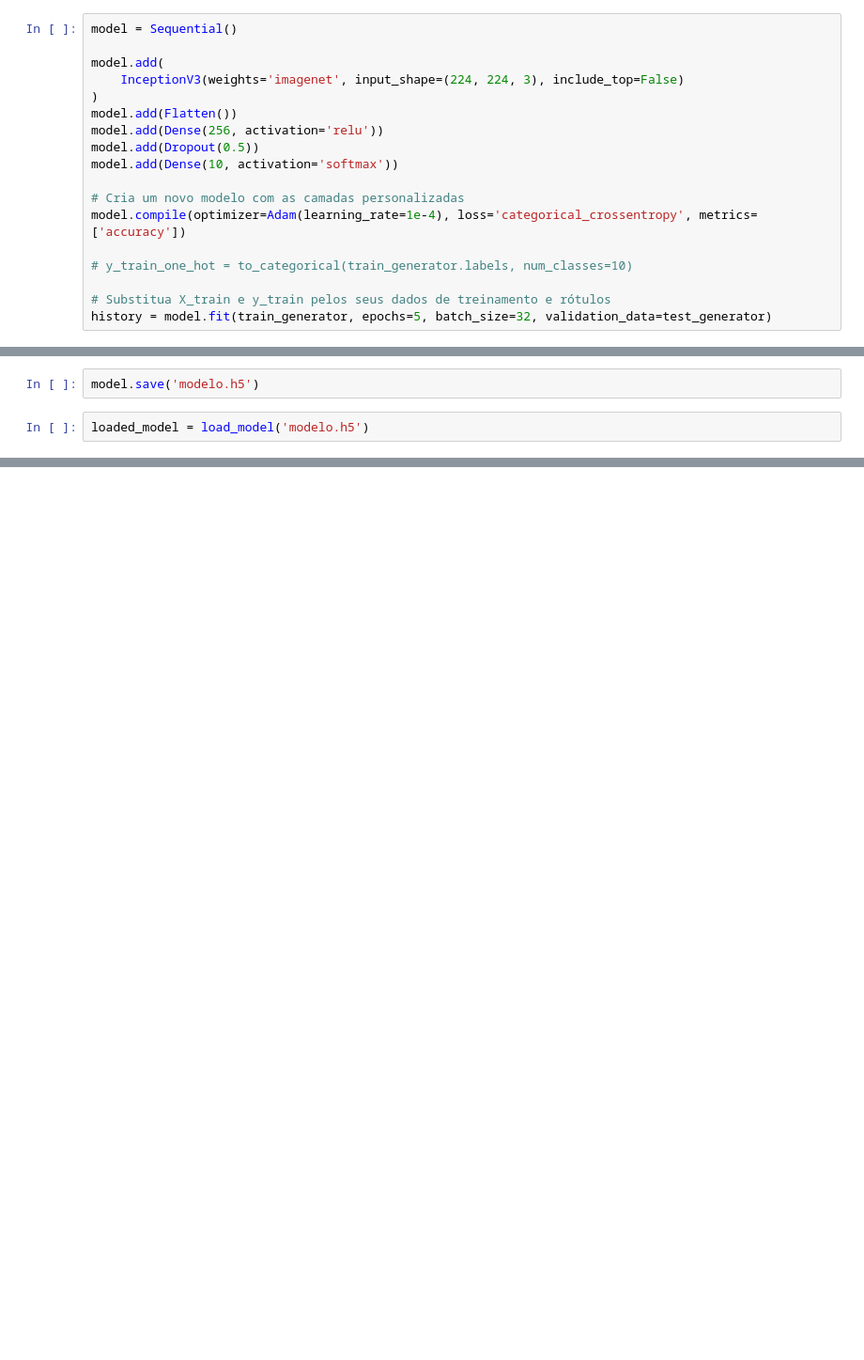
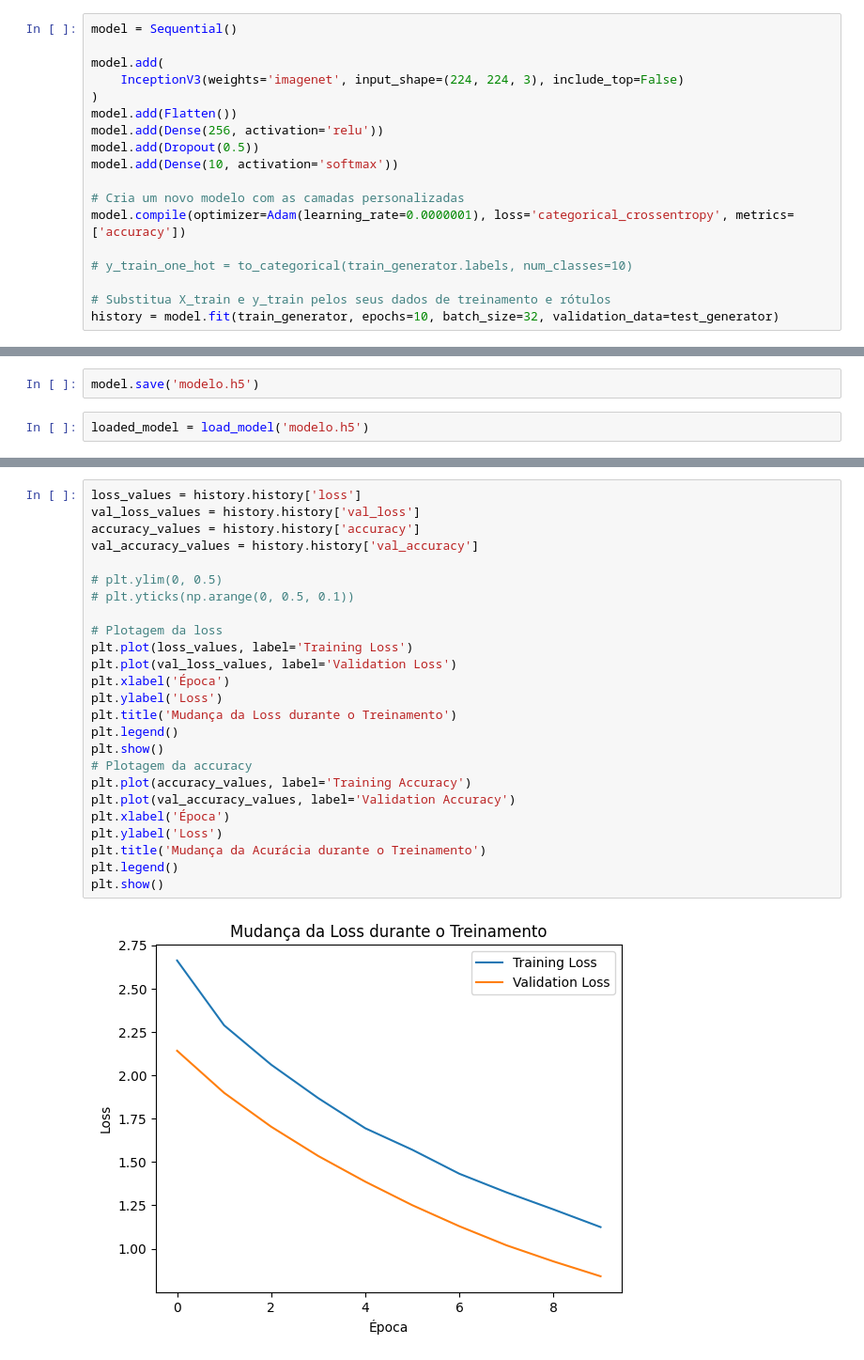
Before and after one commit to gabrielhtres/AnimalsClassification, a Jupyter notebook: AnimalClassification.ipynb, the cells around one changed output, grey strips where cells are left out. Shown at 94% size. Saved outputs shown, nothing was run; the diff lists cells and outputs as text; blank space fills up the shorter version.

Commit message:
Após treinamento subindo commit Ana

```diff
--- a/AnimalClassification.ipynb
+++ b/AnimalClassification.ipynb
@@ -52,10 +53,10 @@ model.add(Dropout(0.5))
 model.add(Dense(10, activation='softmax'))
 
 # Cria um novo modelo com as camadas personalizadas
-model.compile(optimizer=Adam(learning_rate=1e-4), loss='categorical_crossentropy', metrics=['accuracy'])
+model.compile(optimizer=Adam(learning_rate=0.0000001), loss='categorical_crossentropy', metrics=['accuracy'])
 
 # y_train_one_hot = to_categorical(train_generator.labels, num_classes=10)
 
 # Substitua X_train e y_train pelos seus dados de treinamento e rótulos
-history = model.fit(train_generator, epochs=5, batch_size=32, validation_data=test_generator)
+history = model.fit(train_generator, epochs=10, batch_size=32, validation_data=test_generator)
 # %% [output]
@@ -91,0 +118,27 @@ AttributeError: 'numpy.ndarray' object has no attribute 'head'
+# %%
+loss_values = history.history['loss']
+val_loss_values = history.history['val_loss']
+accuracy_values = history.history['accuracy']
+val_accuracy_values = history.history['val_accuracy']
+
+# plt.ylim(0, 0.5)
+# plt.yticks(np.arange(0, 0.5, 0.1))
+
+# Plotagem da loss
+plt.plot(loss_values, label='Training Loss')
+plt.plot(val_loss_values, label='Validation Loss')
+plt.xlabel('Época')
+plt.ylabel('Loss')
+plt.title('Mudança da Loss durante o Treinamento')
+plt.legend()
+plt.show()
+# Plotagem da accuracy
+plt.plot(accuracy_values, label='Training Accuracy')
+plt.plot(val_accuracy_values, label='Validation Accuracy')
+plt.xlabel('Época')
+plt.ylabel('Loss')
+plt.title('Mudança da Acurácia durante o Treinamento')
+plt.legend()
+plt.show()
+# %% [output]
+[figure, added]
```
Also changed, not shown: parts of 6 cells of this notebook.
